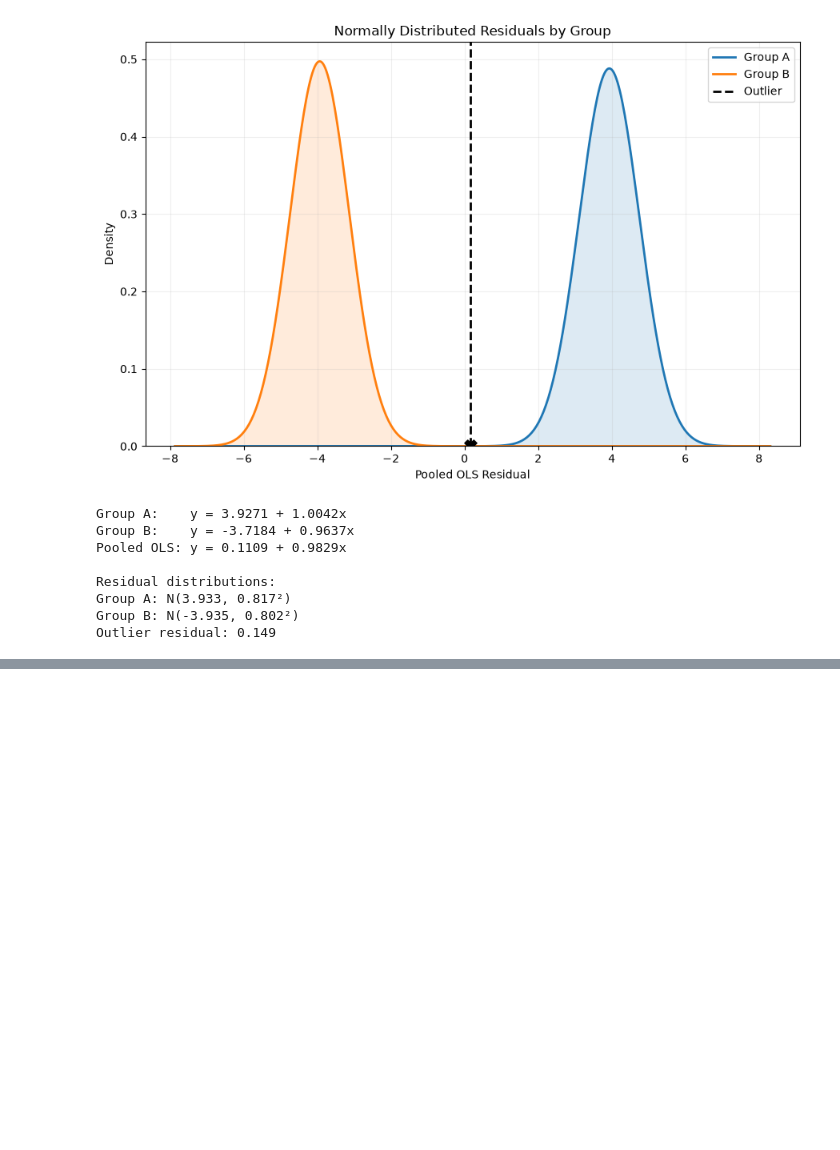
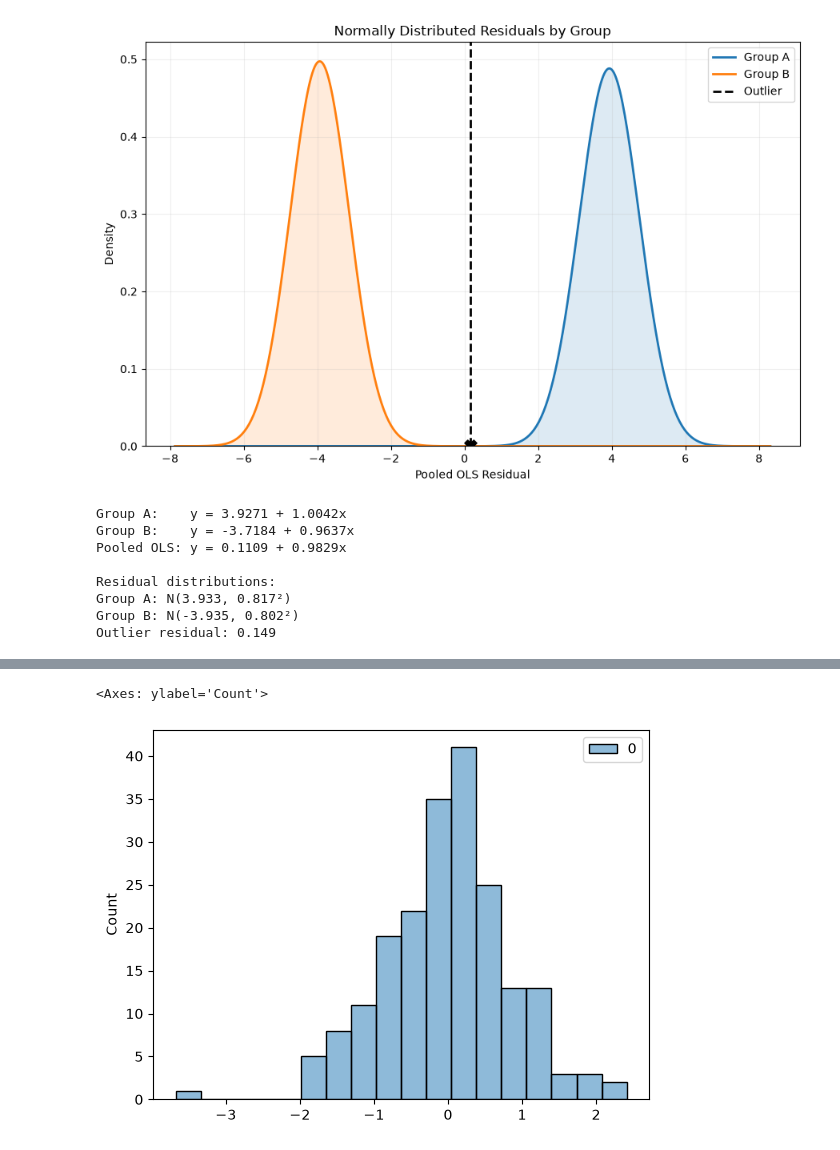
Before and after one commit to colinchjones/generalized_iom, a Jupyter notebook: toy_example.ipynb, the cells around one changed output, grey strips where cells are left out. Drawn from its saved outputs; the diff is of its cells as text; code cells hidden in the pictures; blank space fills up the shorter version.

```diff
--- a/toy_example.ipynb
+++ b/toy_example.ipynb
@@ -257,0 +1240,5 @@ Outlier residual: 0.149
+# %%
+sns.histplot(df[['residual']].to_numpy())
+# %% [output]
+<Axes: ylabel='Count'>
+[figure, added]
```
Also changed, not shown: parts of 19 cells of this notebook.
